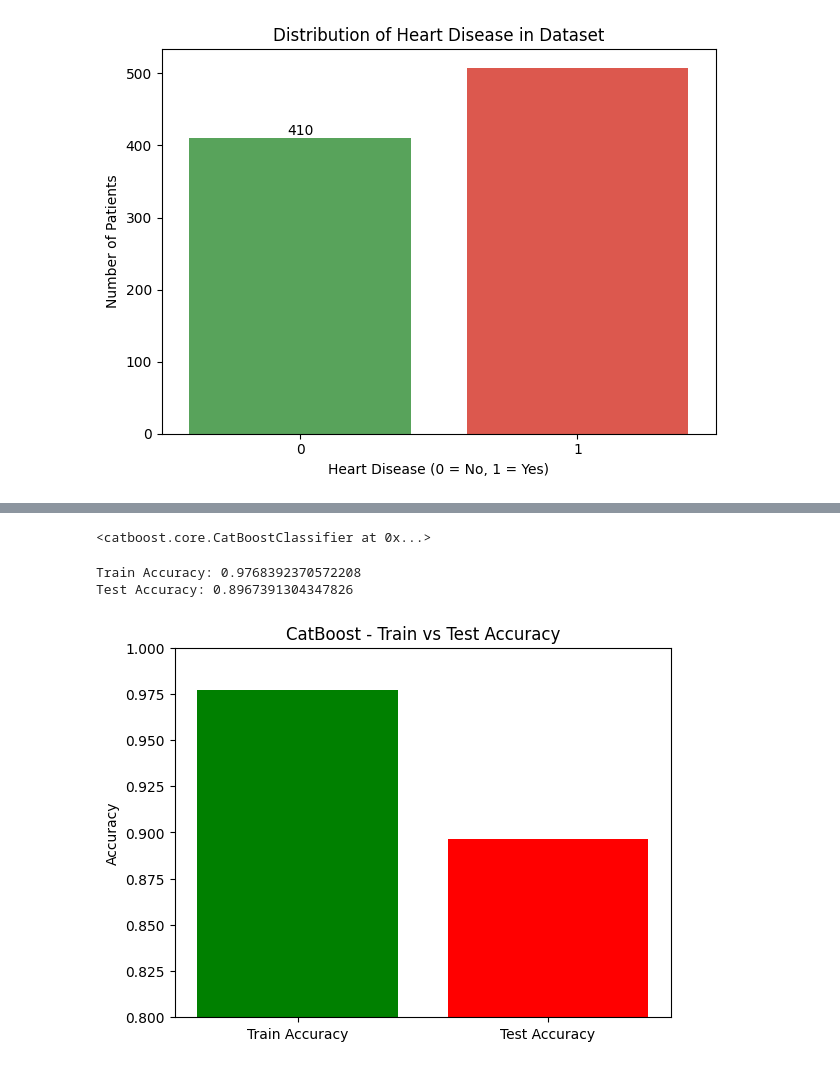
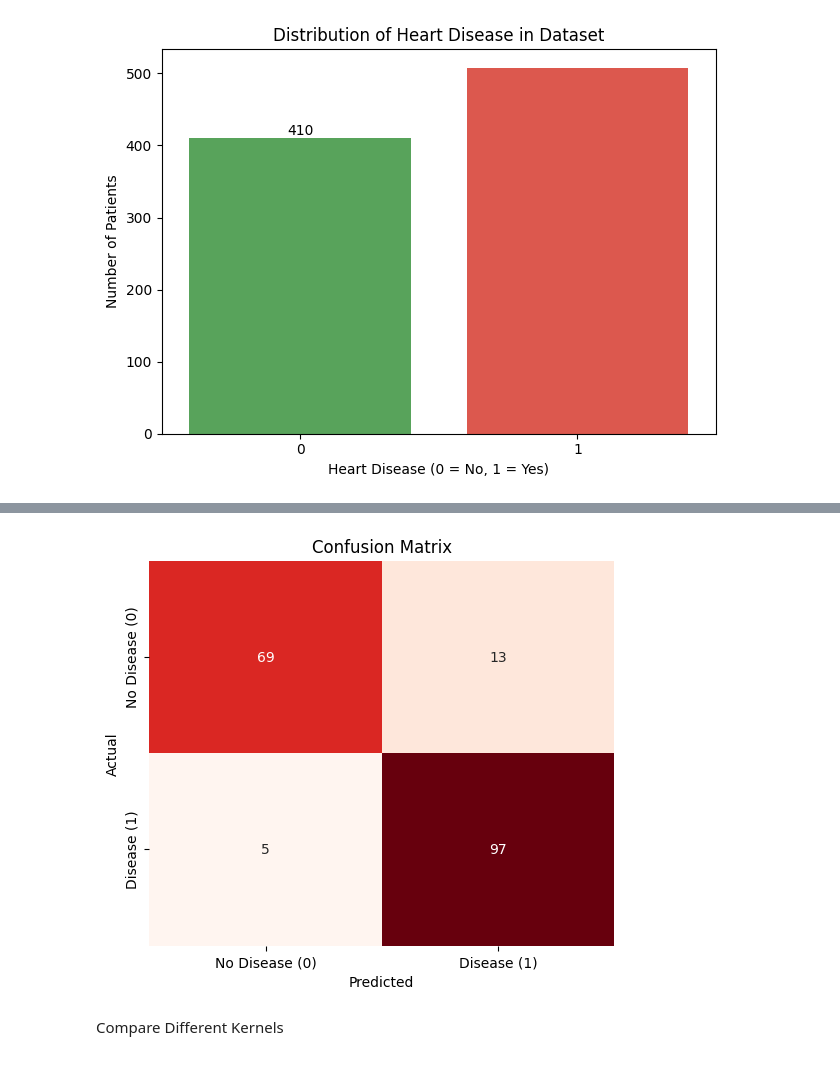
Before and after one commit to tashfeen786/STEMETA_Intership_Projects, a Jupyter notebook: Heart_Failure_Prediction/Heart_Failure_Prediction.ipynb, the cells around one changed output, grey strips where cells are left out. Drawn from its saved outputs; the diff is of its cells as text; code cells hidden in the pictures.

```diff
--- a/Heart_Failure_Prediction/Heart_Failure_Prediction.ipynb
+++ b/Heart_Failure_Prediction/Heart_Failure_Prediction.ipynb
@@ -161,3 +236,7 @@ cat_model.fit(X_train, y_train)
 # %%
-y_pred_cat = cat_model.predict(X_test)
-y_train_pred_cat = cat_model.predict(X_train)
+best_model = grid.best_estimator_
+
+y_pred = best_model.predict(X_test)
+
+print("Confusion Matrix:\n", confusion_matrix(y_test, y_pred))
+print("\nClassification Report:\n", classification_report(y_test, y_pred))
@@ -218,18 +256,0 @@ y = df['HeartDisease']
-# %%
-from imblearn.over_sampling import SMOTE
-from sklearn.model_selection import train_test_split
-
-# Separate features and target
-X = df.drop('HeartDisease', axis=1)
-y = df['HeartDisease']
-
-# Split before SMOTE (recommended)
-X_train, X_test, y_train, y_test = train_test_split(X, y, test_size=0.2, random_state=42, stratify=y)
-
-# Apply SMOTE only to the training data
-smote = SMOTE(random_state=42)
-X_train_bal, y_train_bal = smote.fit_resample(X_train, y_train)
-
-# Check class distribution before and after
-print("Before SMOTE:", y_train.value_counts())
-print("After SMOTE:", y_train_bal.value_counts())
@@ -245,6 +256,0 @@ Name: count, dtype: int64
-# %%
-# Train CatBoost on balanced data
-cat_model = CatBoostClassifier(verbose=0, random_state=42)
-cat_model.fit(X_train_bal, y_train_bal)
-# %% [output]
-<catboost.core.CatBoostClassifier at 0x...>
@@ -254,18 +257,19 @@ y_train_pred = cat_model.predict(X_train)
-# %%
-# Accuracy
-train_acc = accuracy_score(y_train, y_train_pred)
-test_acc = accuracy_score(y_test, y_Test_pred)
-
-print("Train Accuracy:", train_acc)
-print("Test Accuracy:", test_acc)
-# %% [output]
-Train Accuracy: 0.9768392370572208
-Test Accuracy: 0.8967391304347826
-# %%
-plt.bar(["Train Accuracy", "Test Accuracy"], [train_acc, test_acc], color=["green", "red"])
-plt.ylim(0.8, 1)
-plt.title("CatBoost - Train vs Test Accuracy")
-plt.ylabel("Accuracy")
-plt.show()
-# %% [output]
-[figure, removed]
+# %%
+from sklearn.metrics import confusion_matrix
+
+# Confusion matrix
+cm = confusion_matrix(y_test, y_pred)
+
+# Plot heatmap
+plt.figure(figsize=(6, 5))
+sns.heatmap(cm, annot=True, fmt="d", cmap="Reds", cbar=False,
+            xticklabels=["No Disease (0)", "Disease (1)"],
+            yticklabels=["No Disease (0)", "Disease (1)"])
+plt.xlabel("Predicted")
+plt.ylabel("Actual")
+plt.title("Confusion Matrix")
+plt.show()
+# %% [output]
+[figure, added]
+# %% [markdown]
+Compare Different Kernels
```
Also changed, not shown: parts of 28 cells of this notebook.
